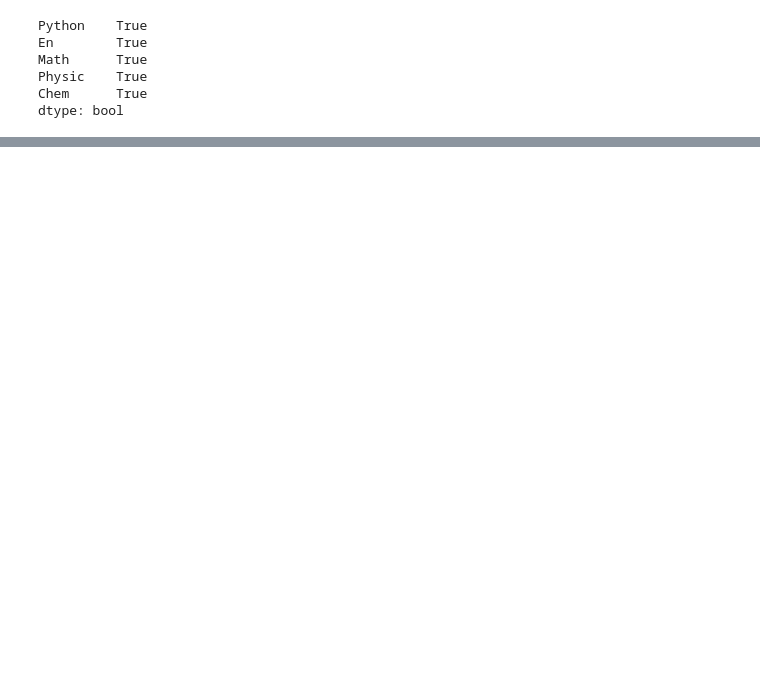
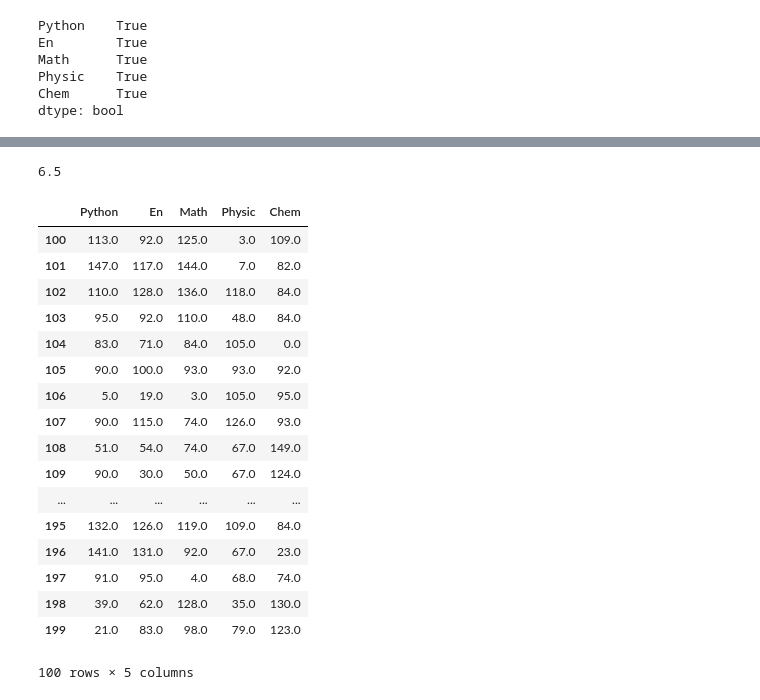
Before and after one commit to david8388/Python-100-Days, a Jupyter notebook: Day16-30/Day17/pandas3.ipynb, the cells around one changed output, grey strips where cells are left out. Drawn from its saved outputs; the diff is of its cells as text; code cells hidden in the pictures; blank space fills up the shorter version.

```diff
--- a/Day16-30/Day17/pandas3.ipynb
+++ b/Day16-30/Day17/pandas3.ipynb
@@ -182,0 +181,27 @@ n
+# %%
+np.median(nd)
+# %% [output]
+6.5
+# %%
+df2.median()
+df4 = df2.fillna(df2.median())
+df4
+# %% [output]
+|  | Python | En | Math | Physic | Chem |
+| 100 | 113.0 | 92.0 | 125.0 | 3.0 | 109.0 |
+| 101 | 147.0 | 117.0 | 144.0 | 7.0 | 82.0 |
+| 102 | 110.0 | 128.0 | 136.0 | 118.0 | 84.0 |
+| 103 | 95.0 | 92.0 | 110.0 | 48.0 | 84.0 |
+| 104 | 83.0 | 71.0 | 84.0 | 105.0 | 0.0 |
+| 105 | 90.0 | 100.0 | 93.0 | 93.0 | 92.0 |
+| 106 | 5.0 | 19.0 | 3.0 | 105.0 | 95.0 |
+| 107 | 90.0 | 115.0 | 74.0 | 126.0 | 93.0 |
+| 108 | 51.0 | 54.0 | 74.0 | 67.0 | 149.0 |
+| 109 | 90.0 | 30.0 | 50.0 | 67.0 | 124.0 |
+| ... | ... | ... | ... | ... | ... |
+| 195 | 132.0 | 126.0 | 119.0 | 109.0 | 84.0 |
+| 196 | 141.0 | 131.0 | 92.0 | 67.0 | 23.0 |
+| 197 | 91.0 | 95.0 | 4.0 | 68.0 | 74.0 |
+| 198 | 39.0 | 62.0 | 128.0 | 35.0 | 130.0 |
+| 199 | 21.0 | 83.0 | 98.0 | 79.0 | 123.0 |
+100 rows × 5 columns
```
Also changed, not shown: parts of 11 cells of this notebook.
